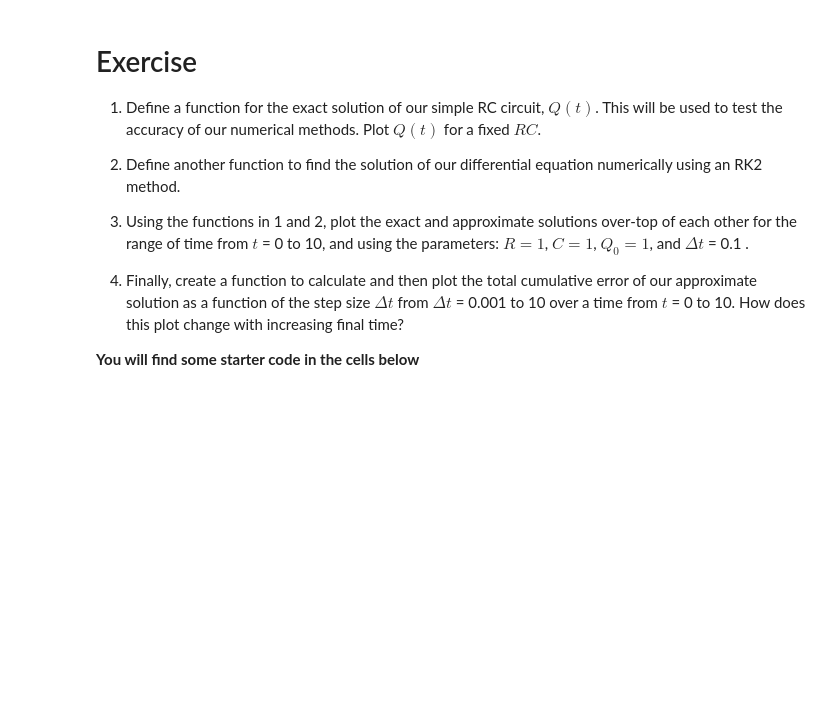
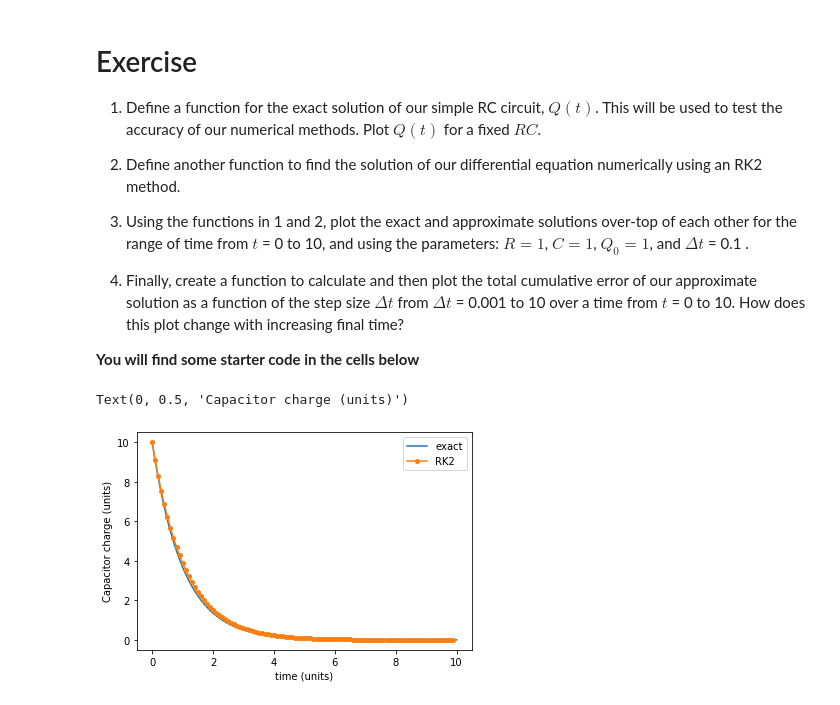
Before and after one commit to eric-barrett/Lectures, a Jupyter notebook: Lecture2.ipynb, the cells around one changed output. Cells and saved outputs as stored; diff of their text form; code cells hidden in the pictures; blank space fills up the shorter version.

```diff
--- a/Lecture2.ipynb
+++ b/Lecture2.ipynb
@@ -163,12 +164,12 @@ def approx_rk2(dt, t_final, R, C, Q0, t0=0.0):
         else :
             # !!!!!!!!!!!!!!!!!!!!!!   RK2 method here  !!!!!!!!!!!!!!!!!!!!!!!!!!!!!!!!
 
-            k1 =
-            k2 =
+            k1 = dt*(-Q/(R*C))
+            k2 = dt*(-(Q+k1)/(R*C))
 
             # update value of Q at each time step and step time by dt
-            Q+=
-            t+=
+            Q+=k2
+            t+=dt
 
 
         # use append to add on to the end of a list
@@ -191,20 +192,23 @@ R, C = 1, 1
 t = np.linspace(t0,t_final,1000)
 
 # Calculate the exact solution
-Q_exact =
+Q_exact = exact(t,R,C,Q0,t0)
 
 
 #Call our  approximate function, this returns function values and time points
-t_approx, Q_approx =
+t_approx, Q_approx = approx_rk2(dt,t_final,R,C,Q0,t0)
 # %%
 # Generate plots
 fig = plt.figure()
 ax = fig.add_subplot(111)
 ax.plot(t, Q_exact, linestyle = '-', label = "exact")
 
 # plot approximate solution (use discrete points with no connecting line)
-ax.plot()
+ax.plot(t_approx,Q_approx, marker='o', markersize=4,linestyle=None, label='RK2')
 
 plt.legend()
 plt.xlabel("time (units)")
 plt.ylabel("Capacitor charge (units)")
+# %% [output]
+Text(0, 0.5, 'Capacitor charge (units)')
+[figure, added]
```
Also changed, not shown: parts of 3 cells of this notebook.
